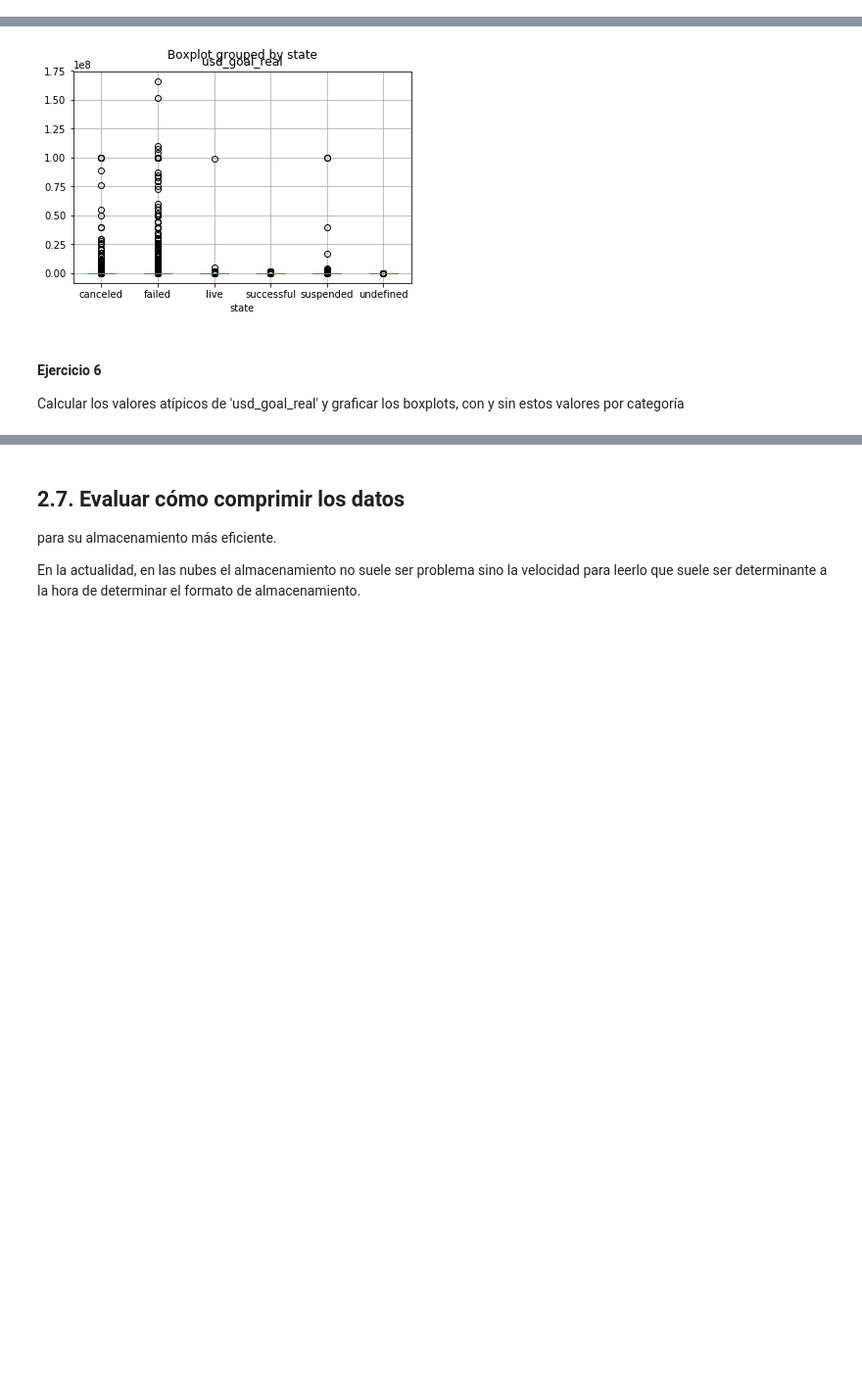
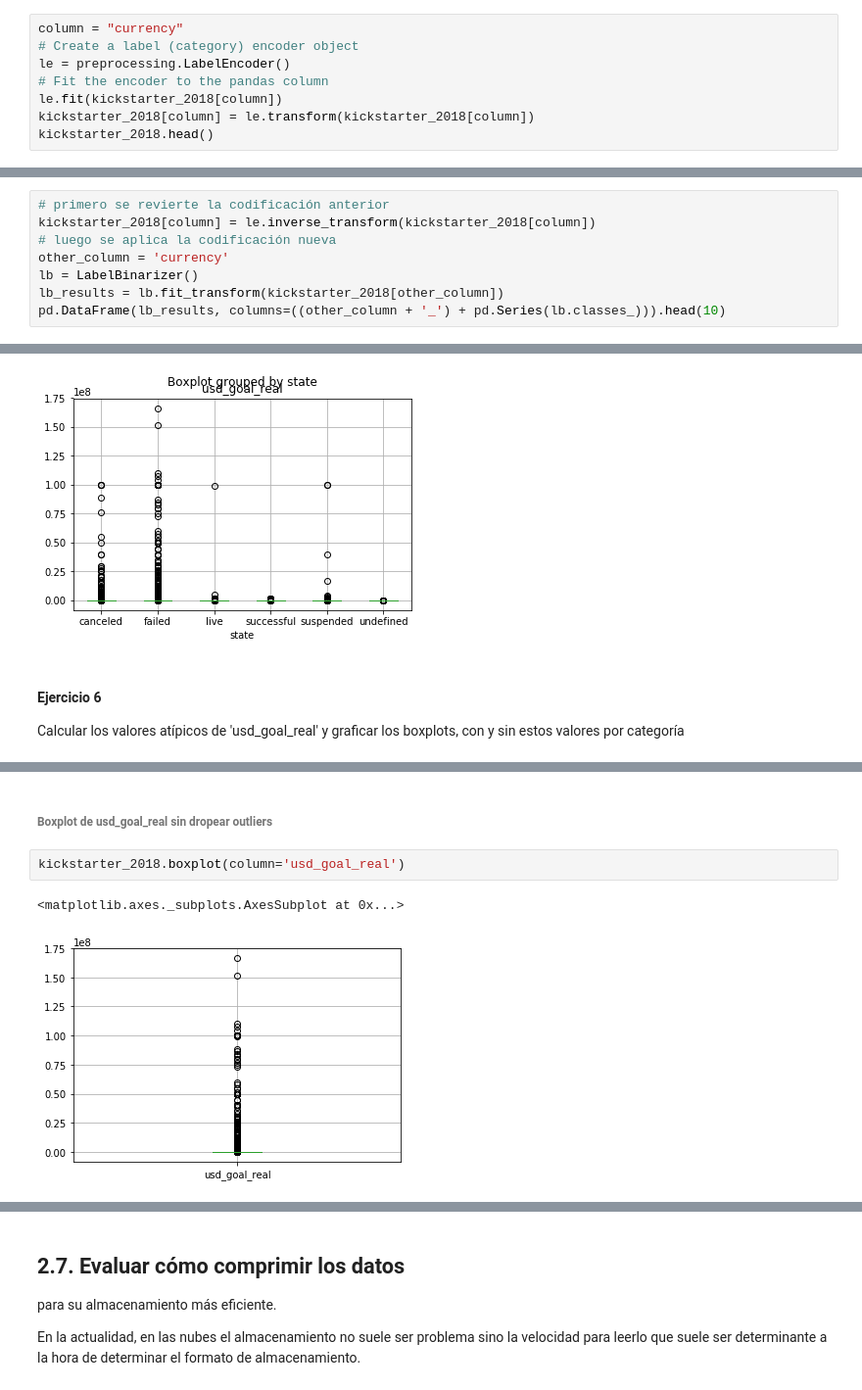
Before and after one commit to sergiobuzzi/AnalisisYCuracion, a Jupyter notebook: notebooks/Limpieza.ipynb, the cells around one changed output, grey strips where cells are left out. Shown: that part at 98% size. Cells and saved outputs as stored; diff of their text form; blank space fills up the shorter version.

```diff
--- a/notebooks/Limpieza.ipynb
+++ b/notebooks/Limpieza.ipynb
@@ -932,0 +955,8 @@ Codificar `currency` con ambas estrategias
+# %%
+column = "currency"
+# Create a label (category) encoder object
+le = preprocessing.LabelEncoder()
+# Fit the encoder to the pandas column
+le.fit(kickstarter_2018[column])
+kickstarter_2018[column] = le.transform(kickstarter_2018[column])
+kickstarter_2018.head()
@@ -932,0 +973,8 @@ Codificar `currency` con ambas estrategias
+# %%
+# primero se revierte la codificación anterior
+kickstarter_2018[column] = le.inverse_transform(kickstarter_2018[column])
+# luego se aplica la codificación nueva
+other_column = 'currency'
+lb = LabelBinarizer()
+lb_results = lb.fit_transform(kickstarter_2018[other_column])
+pd.DataFrame(lb_results, columns=((other_column + '_') + pd.Series(lb.classes_))).head(10)
@@ -1086,0 +1221,7 @@ Calcular los valores atípicos de 'usd_goal_real' y graficar los boxplots, con y
+# %% [markdown]
+###### Boxplot de usd_goal_real sin dropear outliers
+# %%
+kickstarter_2018.boxplot(column='usd_goal_real')
+# %% [output]
+<matplotlib.axes._subplots.AxesSubplot at 0x...>
+[figure, added]
```
Also changed, not shown: parts of 32 cells of this notebook.
